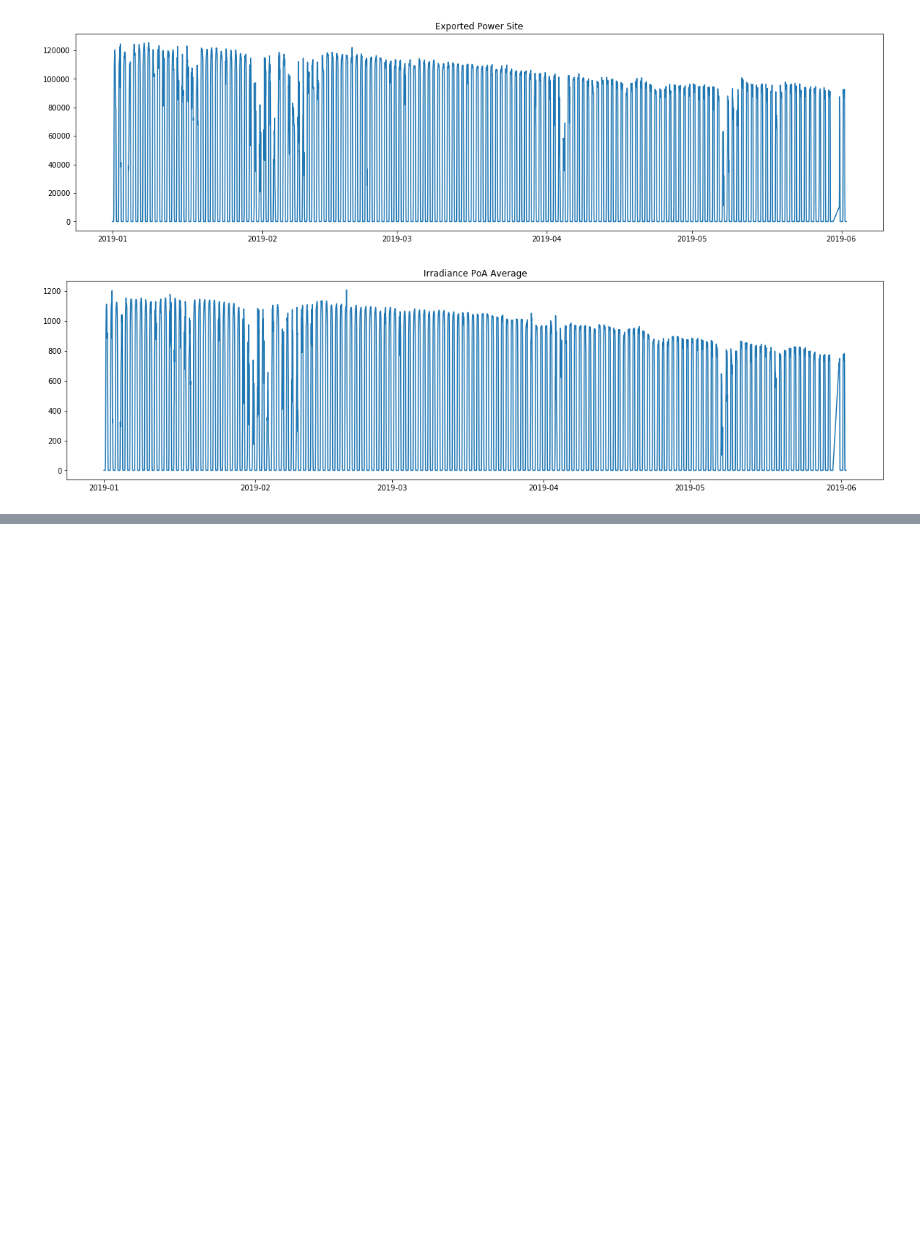
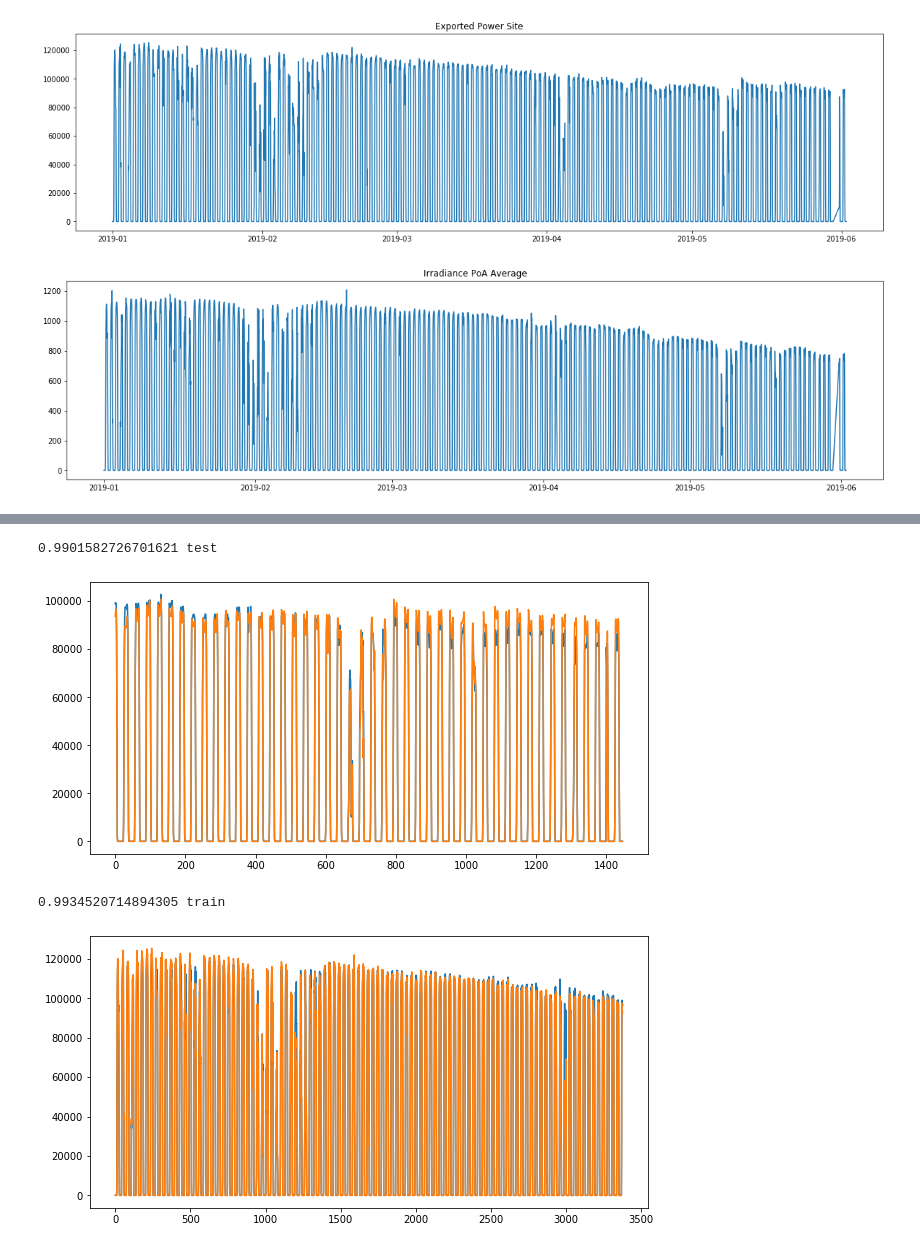
Before and after one commit to dimitrisl/PowerSeries, a Jupyter notebook: Power_ML.ipynb, the cells around one changed output, grey strips where cells are left out. Saved outputs shown, nothing was run; the diff lists cells and outputs as text; code cells hidden in the pictures; blank space fills up the shorter version.

Commit message:
time to rectify the notebook, maybe break same procedures and show possible miss matches

```diff
--- a/Power_ML.ipynb
+++ b/Power_ML.ipynb
@@ -275,0 +327,20 @@ for i in ['Module Temperature Average', 'Exported Power Site', 'Irradiance PoA A
+# %%
+y_test_predictions = reg.predict(X_series_test)
+y_train_predictions = reg.predict(X_series_train)
+# %%
+print(r2_score(predictions, Y_series_test.values),"test")
+plt.figure(figsize=(10,5))
+plt.plot(y_test_predictions)
+plt.plot(Y_series_test.values)
+plt.show()
+
+print(r2_score(y_train_predictions, Y_series_train.values),"train")
+plt.figure(figsize=(10,5))
+plt.plot(y_train_predictions)
+plt.plot(Y_series_train.values)
+plt.show()
+# %% [output]
+0.9901582726701621 test
+[figure, added]
+0.9934520714894305 train
+[figure, added]
```
Also changed, not shown: parts of 16 cells of this notebook.
